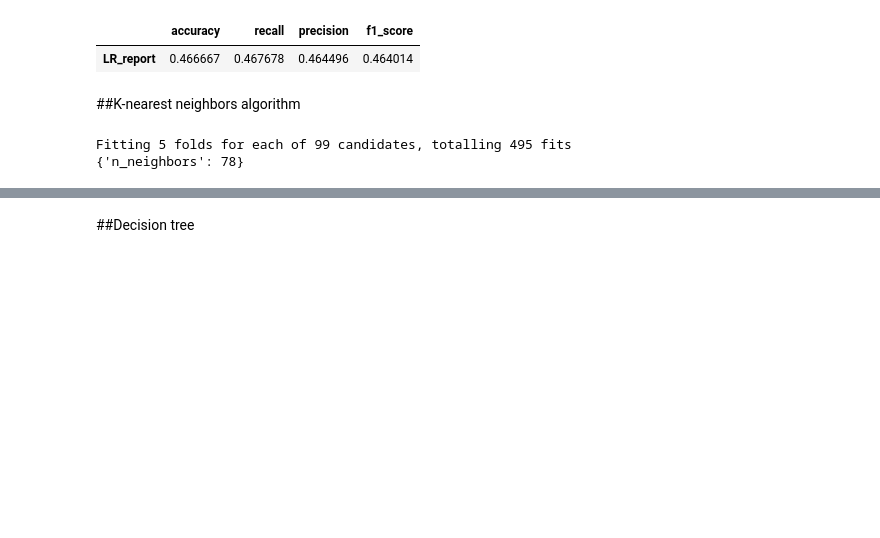
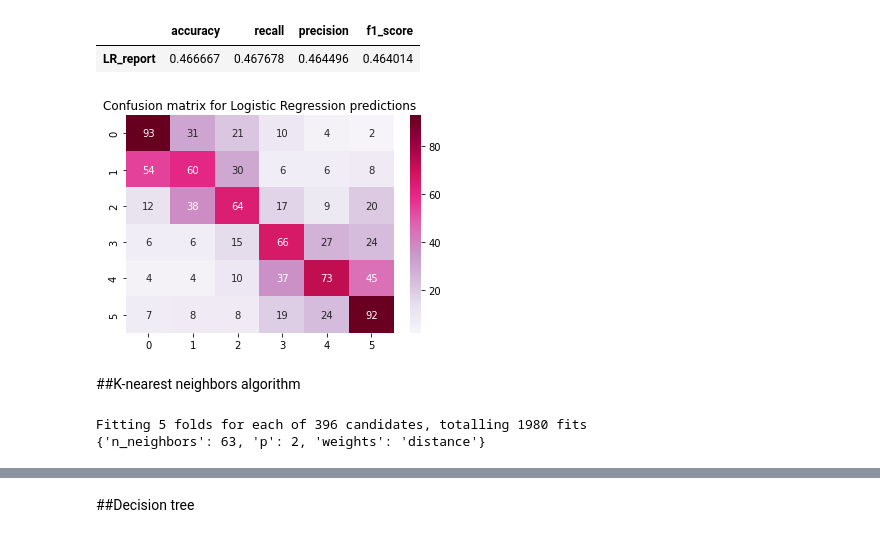
Before and after one commit to DavidHornung/Machine_learning, a Jupyter notebook: Mandatory_Models.ipynb, the cells around one changed output, grey strips where cells are left out. Saved outputs shown, nothing was run; the diff lists cells and outputs as text; code cells hidden in the pictures; blank space fills up the shorter version.

```diff
--- a/Mandatory_Models.ipynb
+++ b/Mandatory_Models.ipynb
@@ -178,25 +177,35 @@ pd.DataFrame(LR_pred_report, index = ['LR_report'])
 # %% [output]
 |  | accuracy | recall | precision | f1_score |
 | LR_report | 0.466667 | 0.467678 | 0.464496 | 0.464014 |
+# %%
+ax = plt.axes()
+sns.heatmap(pd.DataFrame(confusion_matrix(y_test, LR_pred)), annot=True, cmap='PuRd', fmt='.4g', ax=ax)
+
+ax.set_title('Confusion matrix for Logistic Regression predictions')
+plt.show()
+# %% [output]
+[figure, added]
 # %% [markdown]
 ##K-nearest neighbors algorithm
 # %%
 # Define classifier
 knn_model = KNeighborsClassifier()
 Nknn = list(range(1, 100))
-param_grid = dict(n_neighbors=Nknn)
+param_grid = {'n_neighbors':np.arange(1,100),'p':np.arange(1,3),'weights':['uniform','distance']}
 
 # Create pipeline
 ## The purpose of the pipeline is to assemble several steps that can be cross-validated together while setting different parameters.
-knn_grid = GridSearchCV(knn_model, param_grid, cv=5, scoring='accuracy', return_train_score=False,verbose=1)
+knn_grid = GridSearchCV(knn_model, param_grid, cv=5, return_train_score=False,verbose=1)
 knn_pipe = Pipeline([('vectorizer',  tfidf_vector), ('classifier', knn_grid)])
 
 # Fit model on training set
 knn_pipe.fit(X_train, y_train)
 
-best_param_knn = knn_grid .best_params_.get('n_neighbors')
+best_param_knn_neighbor = knn_grid .best_params_.get('n_neighbors')
+best_param_knn_p = knn_grid .best_params_.get('p')
+best_param_knn_weights = knn_grid .best_params_.get('weights')
 print(knn_grid .best_params_)
 # %% [output]
-Fitting 5 folds for each of 99 candidates, totalling 495 fits
-{'n_neighbors': 78}
+Fitting 5 folds for each of 396 candidates, totalling 1980 fits
+{'n_neighbors': 63, 'p': 2, 'weights': 'distance'}
 # %%
```
Also changed, not shown: parts of 12 cells of this notebook.
